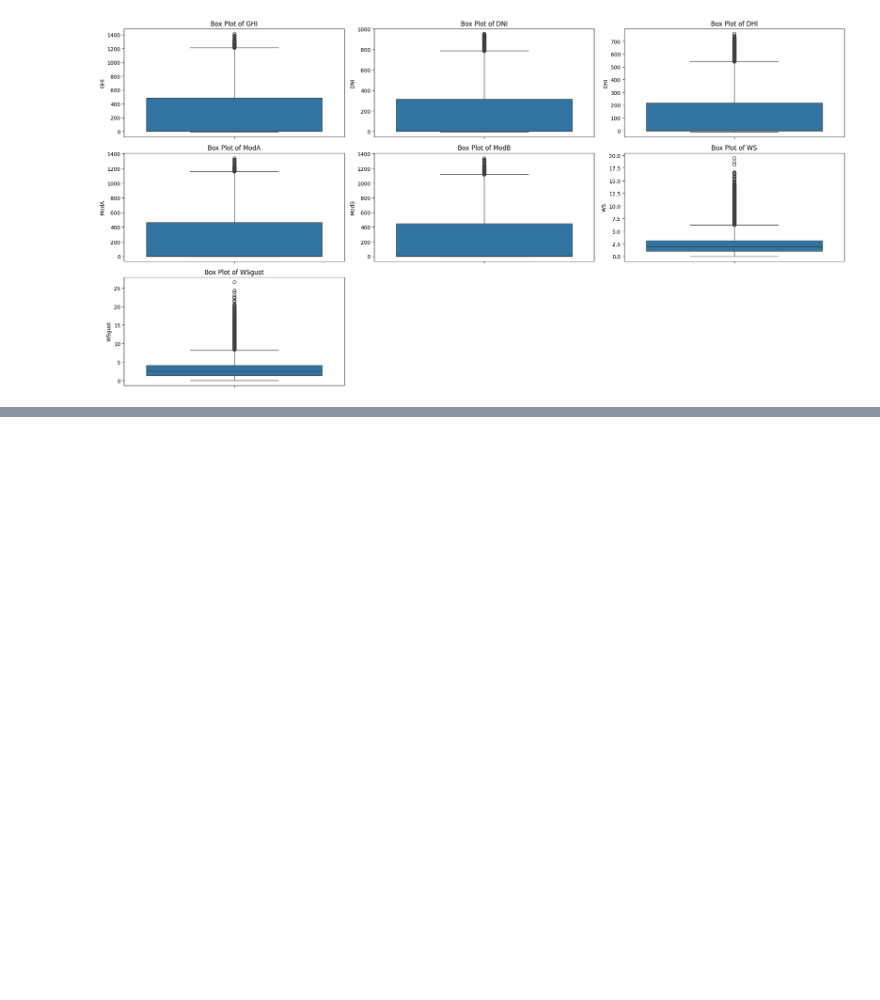
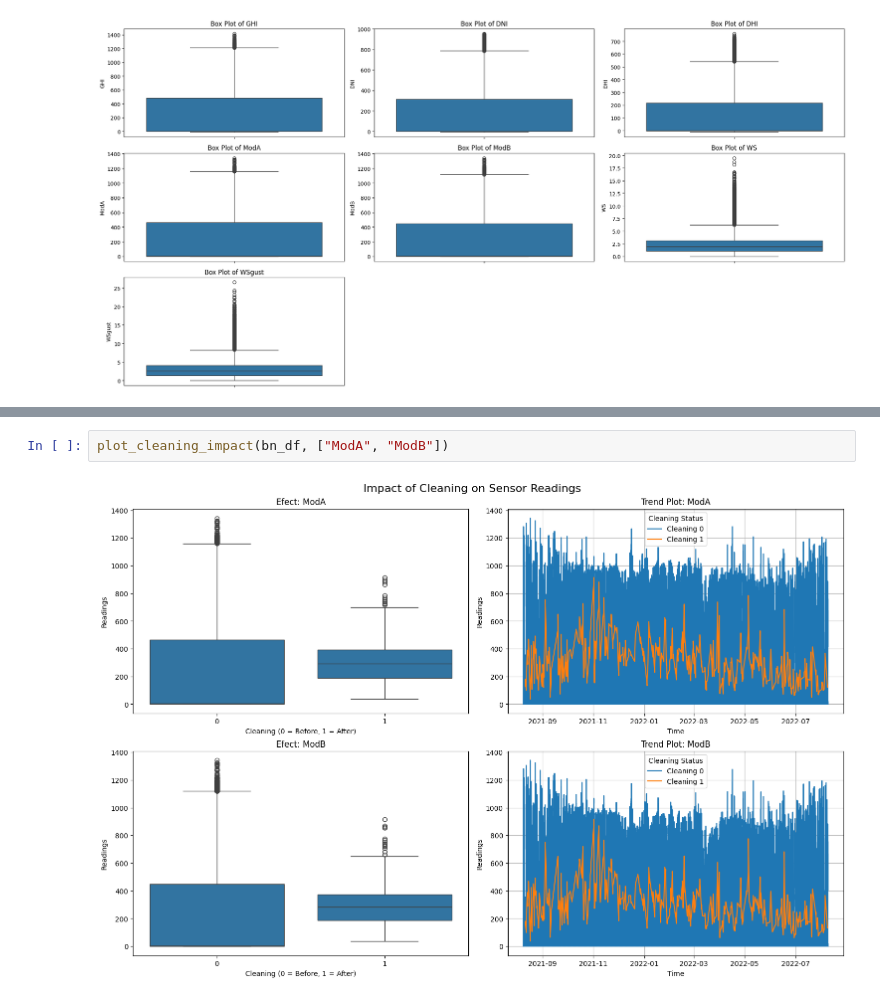
Before and after one commit to wendirad/solar-farm-insight, a Jupyter notebook: notebooks/analysis.ipynb, the cells around one changed output, grey strips where cells are left out. Drawn from its saved outputs; the diff is of its cells as text; blank space fills up the shorter version.

```diff
--- a/notebooks/analysis.ipynb
+++ b/notebooks/analysis.ipynb
@@ -302,0 +354,4 @@ plot_entries(sl_df, columns=columns)
+# %%
+plot_cleaning_impact(bn_df, ["ModA", "ModB"])
+# %% [output]
+[figure, added]
```
Also changed, not shown: parts of 20 cells of this notebook, 3 other files.
